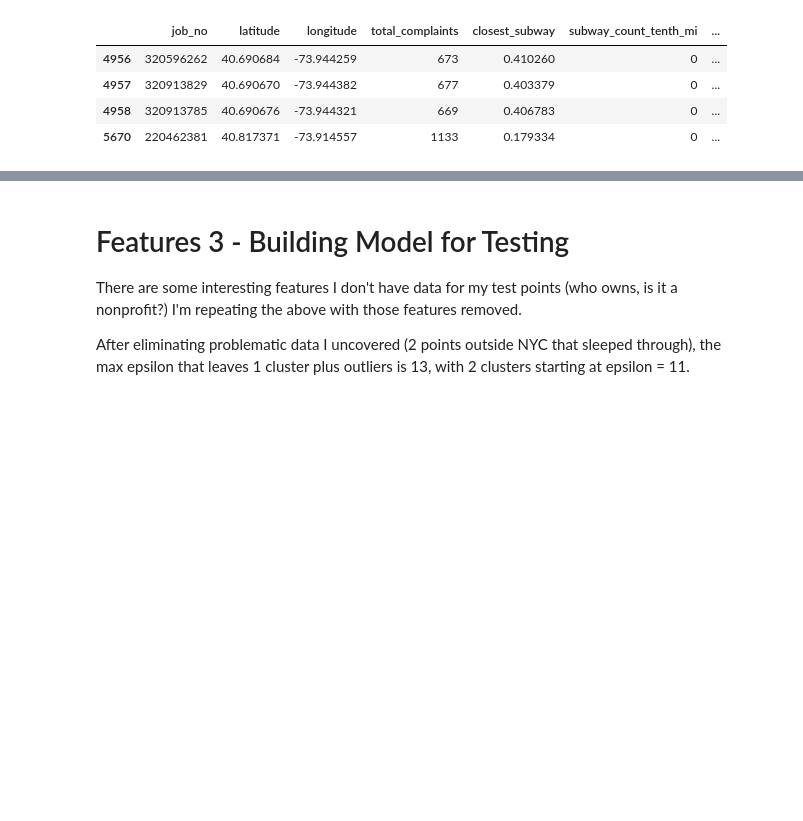
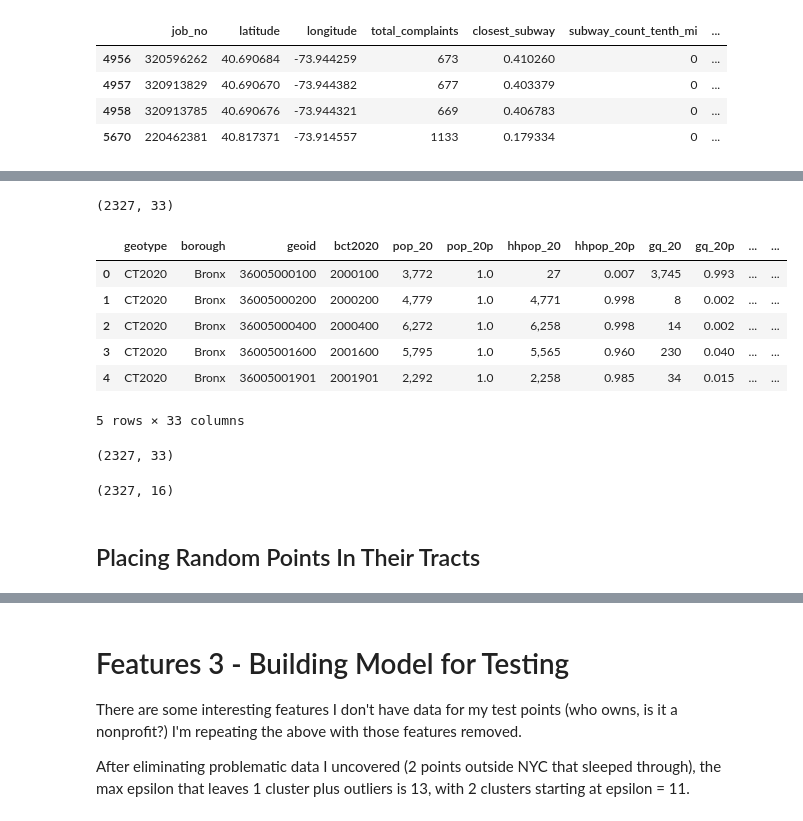
Before and after one commit to lmdunn/nycpermits, a Jupyter notebook: 04_modeling.ipynb, the cells around one changed output, grey strips where cells are left out. Drawn from its saved outputs; the diff is of its cells as text; code cells hidden in the pictures; blank space fills up the shorter version.

Commit message:
consolidated and cleaned notebooks, finished readme, added slides.

```diff
--- a/04_modeling.ipynb
+++ b/04_modeling.ipynb
@@ -365,0 +1107,16 @@ def dbscan_predict(dbscan_model, X_new, metric=sp.spatial.distance.cosine):
+# %%
+census_data = pd.read_csv('data/cleaned_census_data.csv')
+# %%
+census_data.shape
+# %% [output]
+(2327, 33)
+# %%
+census_data.head()
+# %% [output]
+|  | geotype | borough | geoid | bct2020 | pop_20 | pop_20p | hhpop_20 | hhpop_20p | gq_20 | gq_20p | ... | ... |
+| 0 | CT2020 | Bronx | 36005000100 | 2000100 | 3,772 | 1.0 | 27 | 0.007 | 3,745 | 0.993 | ... | ... |
+| 1 | CT2020 | Bronx | 36005000200 | 2000200 | 4,779 | 1.0 | 4,771 | 0.998 | 8 | 0.002 | ... | ... |
+| 2 | CT2020 | Bronx | 36005000400 | 2000400 | 6,272 | 1.0 | 6,258 | 0.998 | 14 | 0.002 | ... | ... |
+| 3 | CT2020 | Bronx | 36005001600 | 2001600 | 5,795 | 1.0 | 5,565 | 0.960 | 230 | 0.040 | ... | ... |
+| 4 | CT2020 | Bronx | 36005001901 | 2001901 | 2,292 | 1.0 | 2,258 | 0.985 | 34 | 0.015 | ... | ... |
+5 rows × 33 columns
@@ -365,0 +1125,4 @@ def dbscan_predict(dbscan_model, X_new, metric=sp.spatial.distance.cosine):
+# %%
+census_data.shape
+# %% [output]
+(2327, 33)
@@ -365,0 +1131,4 @@ def dbscan_predict(dbscan_model, X_new, metric=sp.spatial.distance.cosine):
+# %%
+census_data.shape
+# %% [output]
+(2327, 16)
@@ -365,0 +1140,2 @@ def dbscan_predict(dbscan_model, X_new, metric=sp.spatial.distance.cosine):
+# %% [markdown]
+## Placing Random Points In Their Tracts
```
Also changed, not shown: parts of 217 cells of this notebook, 14 other files.
